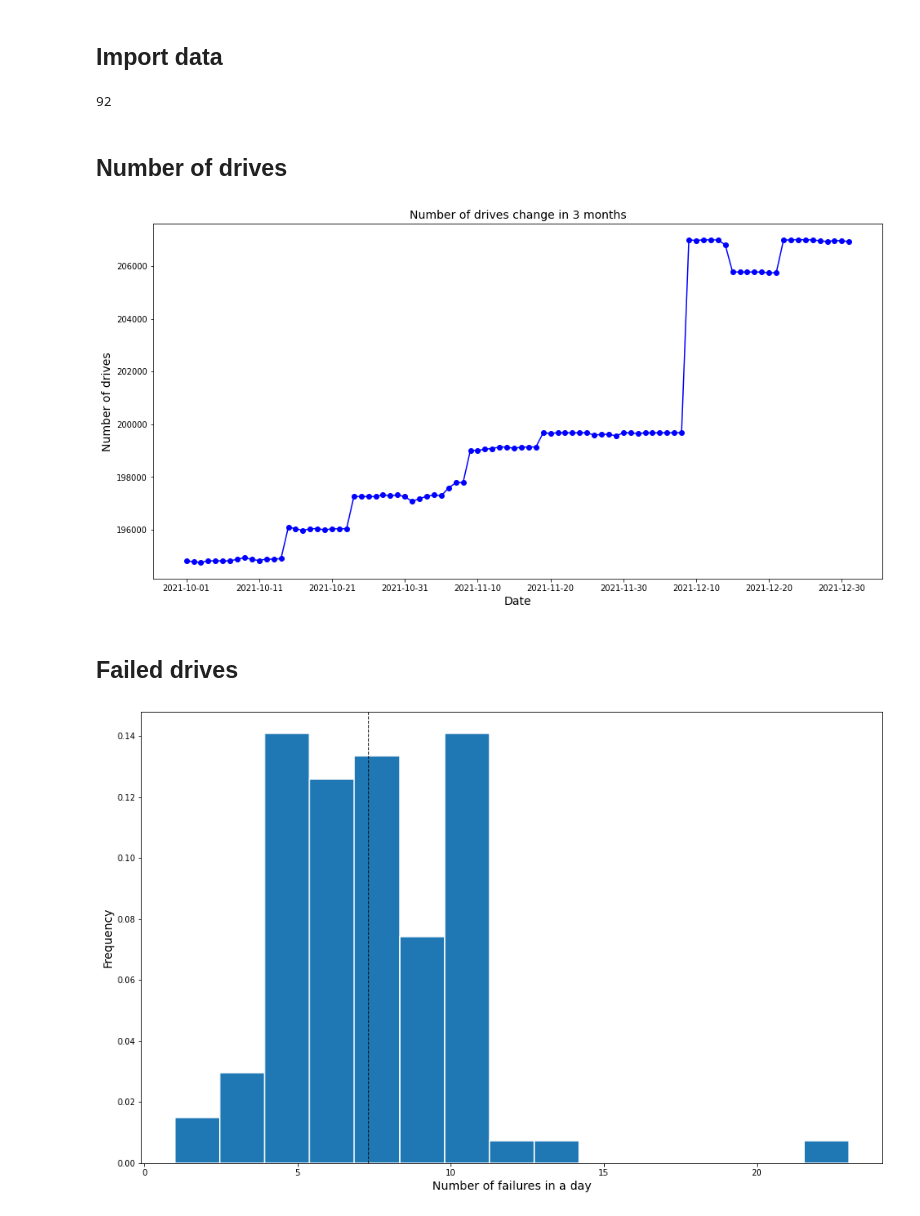
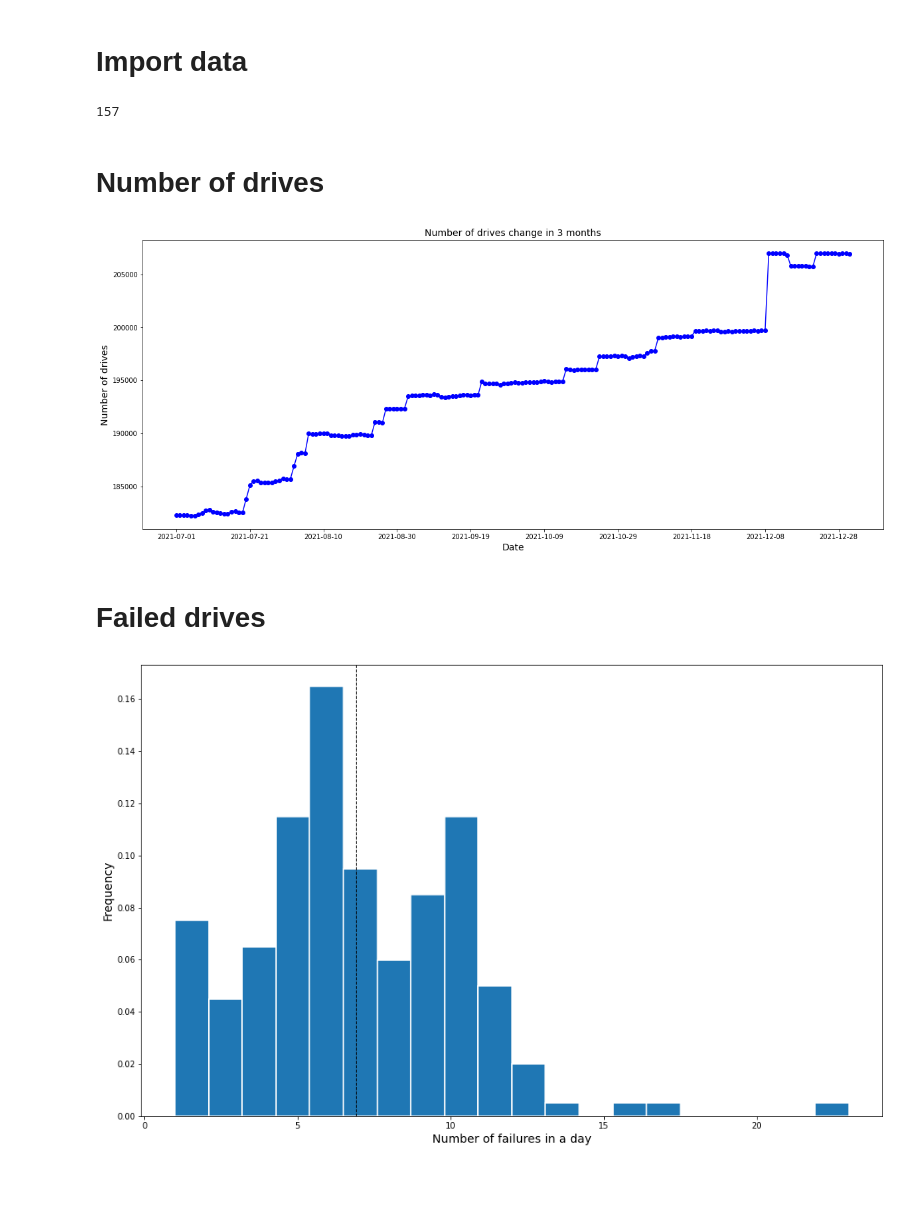
Before and after one commit to TywinLannisterr/DataEnginneringProject, a Jupyter notebook: notebook/analyse-1.ipynb, the cells around one changed output. Saved outputs shown, nothing was run; the diff lists cells and outputs as text; code cells hidden in the pictures; blank space fills up the shorter version.

```diff
--- a/notebook/analyse-1.ipynb
+++ b/notebook/analyse-1.ipynb
@@ -36,35 +36,34 @@ To adjust logging level use sc.setLogLevel(newLevel). For SparkR, use setLogLeve
 # %% [markdown]
-## Import data
+# Import data
 # %%
 #Import data
 data_frame = spark_session.read\
     .option("header", "true")\
-    .csv('hdfs://192.168.2.102:9000/data_q4_2021/*.csv')\
-    .cache()
+    .csv('hdfs://192.168.2.102:9000/data_2021/*.csv')
 data_frame.rdd.getNumPartitions()
 # %% [output]
-92
+157
 # %%
 #Remove unnecessary columns
 column_filter = ["date","serial_number","model","failure","smart_9_raw"]
-filtered_df = data_frame.select(*column_filter)
+filtered_df = data_frame.select(*column_filter).cache()
 # %% [markdown]
-## Number of drives
+# Number of drives
 # %%
 num_drives_by_date = filtered_df.groupBy("date").count().orderBy("date").collect()
 # %%
 # Plot result
-plt.figure(figsize=(16,8))
+plt.figure(figsize=(20,8))
 plt.plot([a[0] for a in num_drives_by_date], [a[1] for a in num_drives_by_date], color='blue', marker='o')
 plt.title('Number of drives change in 3 months', fontsize=14)
 plt.xlabel('Date', fontsize=14)
 plt.ylabel('Number of drives', fontsize=14)
-plt.xticks(range(0,len(num_drives_by_date),10))
+plt.xticks(range(0,len(num_drives_by_date),20))
 plt.show()
 # %% [output]
-[figure, old version]
+[figure, new version]
 # %% [markdown]
-## Failed drives
+# Failed drives
 # %%
 num_failures_by_date = filtered_df.filter(filtered_df["failure"] == 1).groupBy("date").count().collect()
 # %%
@@ -72,11 +71,11 @@ num_failures_by_date = filtered_df.filter(filtered_df["failure"] == 1).groupBy("
 x = [a[1] for a in num_failures_by_date]
 
 plt.figure(figsize=(16,10))
-plt.hist(x, density=True, bins=15, edgecolor='white', linewidth=1.5)
+plt.hist(x, density=True, bins=20, edgecolor='white', linewidth=1.5)
 plt.ylabel('Frequency',fontsize=14)
 plt.xlabel('Number of failures in a day',fontsize=14);
 plt.axvline(np.mean(np.array(x)), color='k', linestyle='dashed', linewidth=1)
 plt.show()
 # %% [output]
-[figure, old version]
+[figure, new version]
 # %% [markdown]
```
Also changed, not shown: parts of 10 cells of this notebook, 1 other file.
